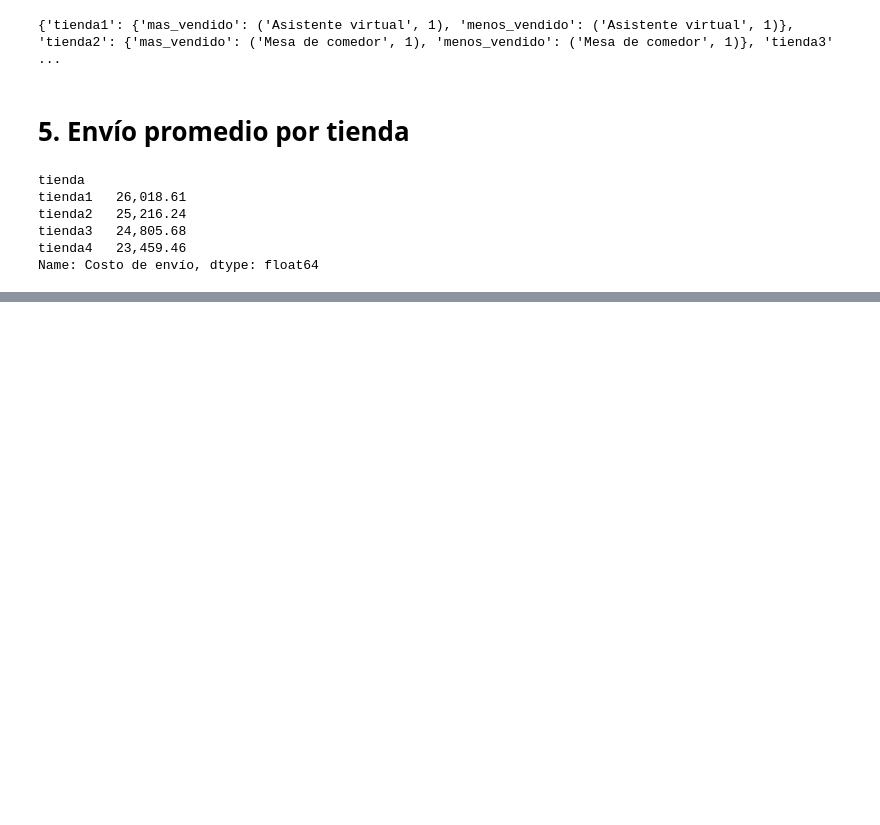
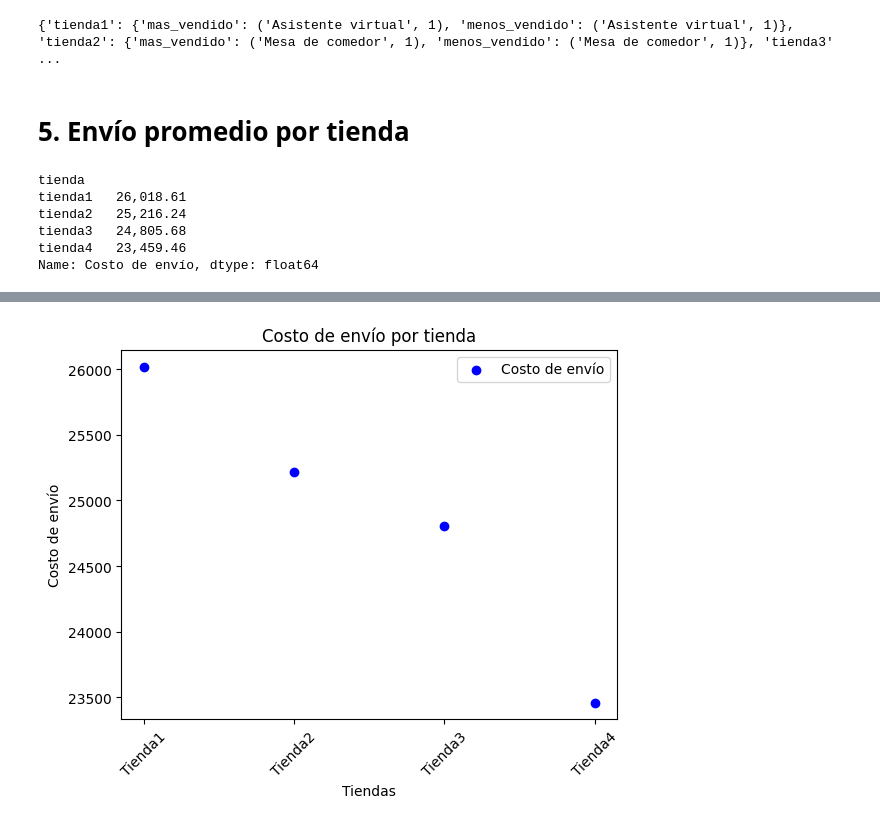
Before and after one commit to KarolMartinez/challenge1-data-science-latam, a Jupyter notebook: AluraStoreLatam.ipynb, the cells around one changed output, grey strips where cells are left out. Saved outputs shown, nothing was run; the diff lists cells and outputs as text; code cells hidden in the pictures; blank space fills up the shorter version.

```diff
--- a/AluraStoreLatam.ipynb
+++ b/AluraStoreLatam.ipynb
@@ -188,0 +232,25 @@ Name: Costo de envío, dtype: float64
+# %%
+import matplotlib.pyplot as plt
+
+# Datos de costos de envío promedio por tienda
+tiendas = ['Tienda1', 'Tienda2', 'Tienda3', 'Tienda4']
+costos_envio = [26018.61, 25216.24, 24805.68, 23459.46]
+
+# Convertir etiquetas en números para graficarlas
+x_values = range(1, len(tiendas) + 1)
+
+# Crear el gráfico de dispersión
+fig, ax = plt.subplots()
+ax.scatter(x_values, costos_envio, color='blue', label='Costo de envío')
+
+# Personalizar el gráfico
+ax.set_title('Costo de envío por tienda')
+ax.set_xlabel('Tiendas')
+ax.set_ylabel('Costo de envío')
+ax.set_xticks(x_values)
+ax.set_xticklabels(tiendas, rotation=45)  # Mostrar nombres de tiendas
+ax.legend()
+
+plt.show()
+# %% [output]
+[figure, added]
```
Also changed, not shown: parts of 3 cells of this notebook.
